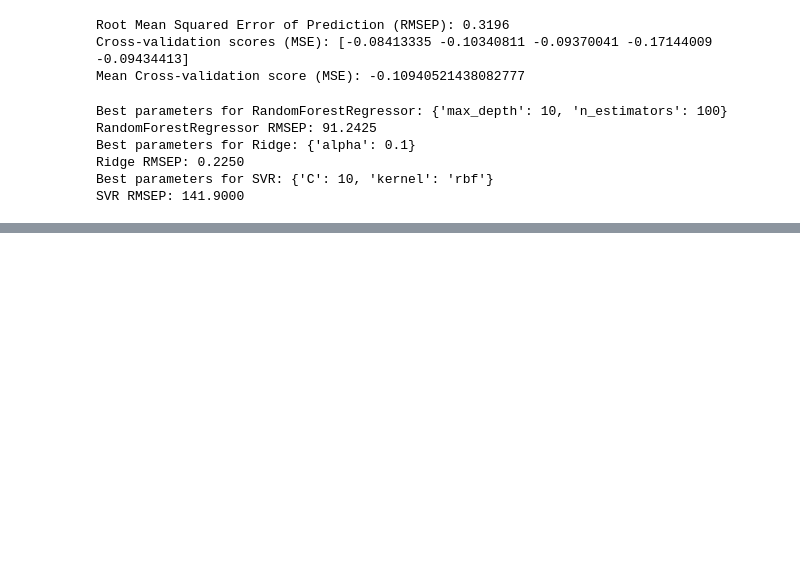
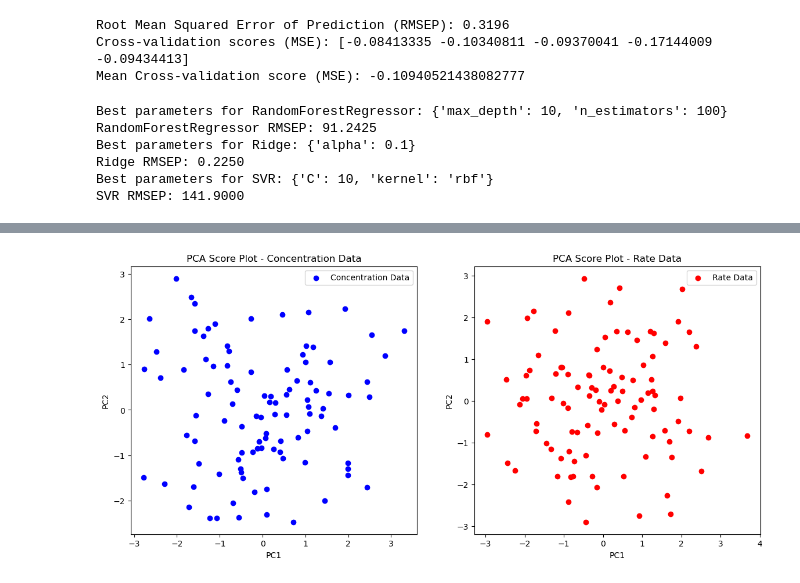
Before and after one commit to deepbiolab/diffbio, a Jupyter notebook: notebook/Untitled.ipynb, the cells around one changed output, grey strips where cells are left out. Cells and saved outputs as stored; diff of their text form; code cells hidden in the pictures; blank space fills up the shorter version.

```diff
--- a/notebook/Untitled.ipynb
+++ b/notebook/Untitled.ipynb
@@ -256,0 +472,45 @@ SVR RMSEP: 141.9000
+# %%
+import numpy as np
+import pandas as pd
+from sklearn.decomposition import PCA
+import matplotlib.pyplot as plt
+
+# 示例数据（需要替换为实际数据）
+concentration_data = np.random.rand(100, 20)  # 假设100个样本，20个浓度变量
+rate_data = np.random.rand(100, 20)  # 假设100个样本，20个速率变量
+
+# 标准化数据
+concentration_data_scaled = (concentration_data - np.mean(concentration_data, axis=0)) / np.std(concentration_data, axis=0)
+rate_data_scaled = (rate_data - np.mean(rate_data, axis=0)) / np.std(rate_data, axis=0)
+
+# PCA 分析
+pca_concentration = PCA(n_components=3)
+pca_rate = PCA(n_components=3)
+
+pca_concentration.fit(concentration_data_scaled)
+pca_rate.fit(rate_data_scaled)
+
+# 得分图
+scores_concentration = pca_concentration.transform(concentration_data_scaled)
+scores_rate = pca_rate.transform(rate_data_scaled)
+
+# 图示
+plt.figure(figsize=(14, 6))
+
+plt.subplot(1, 2, 1)
+plt.scatter(scores_concentration[:, 0], scores_concentration[:, 1], c='blue', label='Concentration Data')
+plt.xlabel('PC1')
+plt.ylabel('PC2')
+plt.title('PCA Score Plot - Concentration Data')
+plt.legend()
+
+plt.subplot(1, 2, 2)
+plt.scatter(scores_rate[:, 0], scores_rate[:, 1], c='red', label='Rate Data')
+plt.xlabel('PC1')
+plt.ylabel('PC2')
+plt.title('PCA Score Plot - Rate Data')
+plt.legend()
+
+plt.show()
+# %% [output]
+[figure, added]
```
Also changed, not shown: parts of 4 cells of this notebook, 1 other file.
